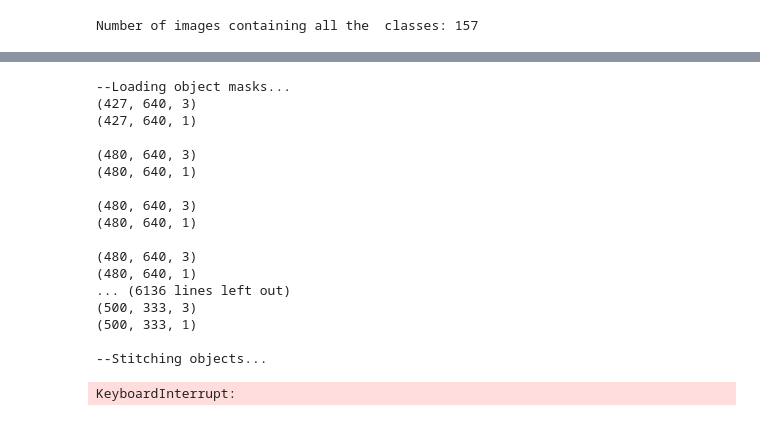
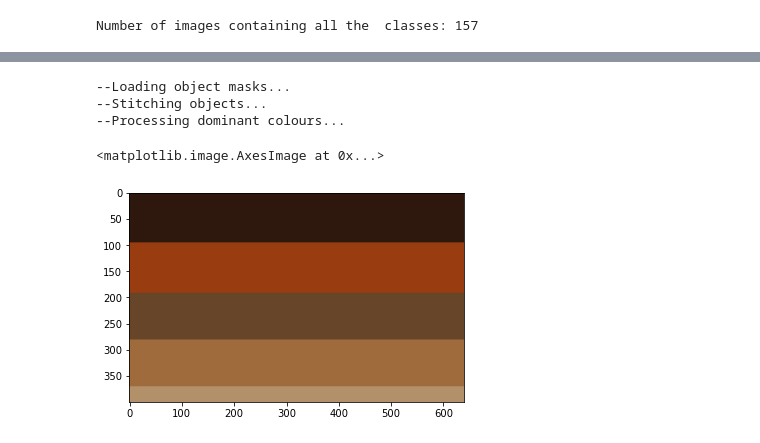
Before and after one commit to Recycleye/viz_eda, a Jupyter notebook: colorAnalysis.ipynb, the cells around one changed output, grey strips where cells are left out. Cells and saved outputs as stored; diff of their text form; code cells hidden in the pictures.

```diff
--- a/colorAnalysis.ipynb
+++ b/colorAnalysis.ipynb
@@ -207,25 +205,12 @@ def getCatColors(filterClasses):
     color_patch = displayDominantColors(counts, palette)
     return color_patch
 # %%
-cat_colors = getCatColors(['person'])
+cat_colors = getCatColors(['pizza'])
 # print(cat_colors)
 plt.imshow(cat_colors)
 # %% [output]
 --Loading object masks...
-(427, 640, 3)
-(427, 640, 1)
-
-(480, 640, 3)
-(480, 640, 1)
-
-(480, 640, 3)
-(480, 640, 1)
-
-(480, 640, 3)
-(480, 640, 1)
-... (6136 lines left out)
-(500, 333, 3)
-(500, 333, 1)
-
 --Stitching objects...
+--Processing dominant colours...
-KeyboardInterrupt:
+<matplotlib.image.AxesImage at 0x...>
+[figure, added]
```
Also changed, not shown: parts of 5 cells of this notebook, 4 other files.
